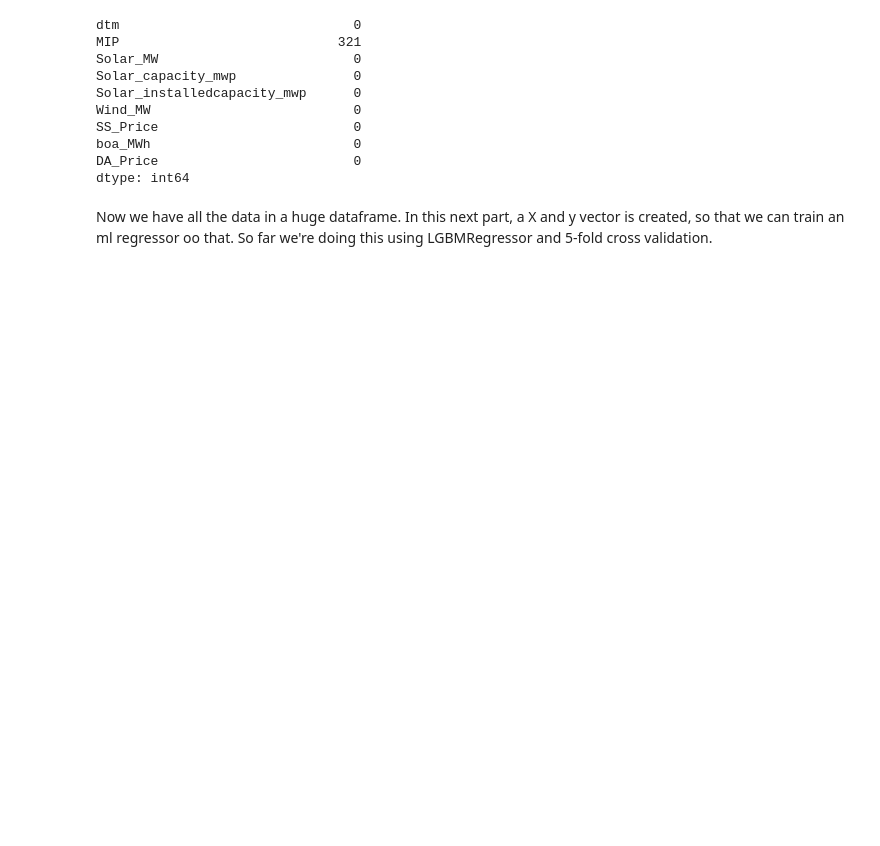
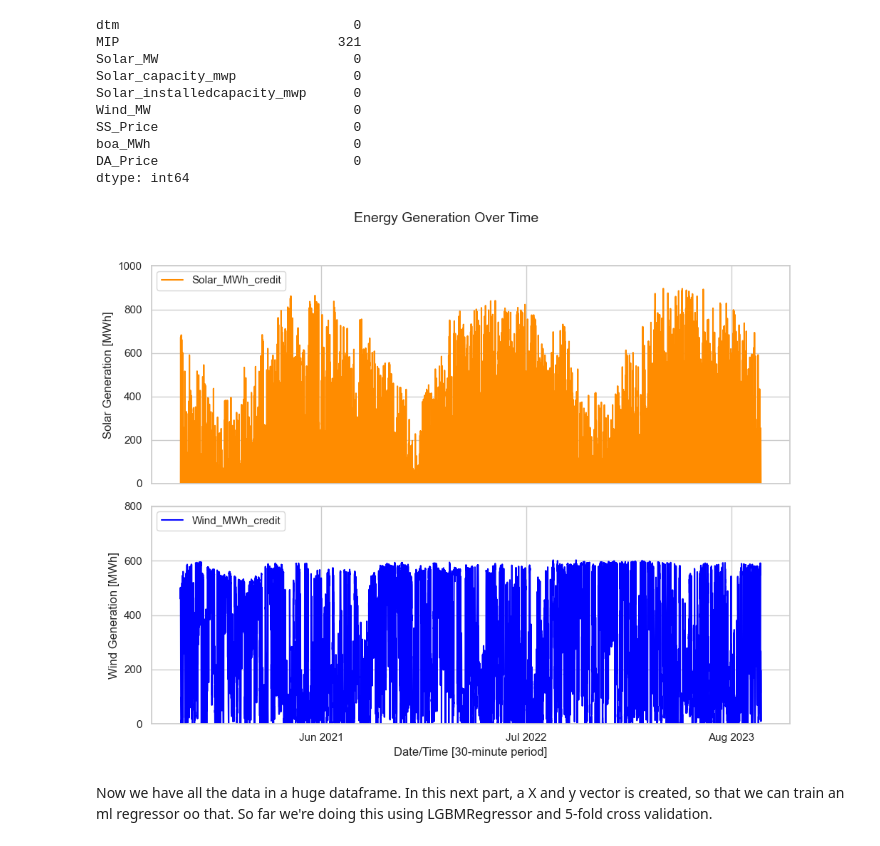
Before and after one commit to lemming000/forecasting_wind_solar_group1, a Jupyter notebook: lgbm2.ipynb, the cells around one changed output. Drawn from its saved outputs; the diff is of its cells as text; code cells hidden in the pictures; blank space fills up the shorter version.

```diff
--- a/lgbm2.ipynb
+++ b/lgbm2.ipynb
@@ -109,6 +101,43 @@ energy_data
 
 # Select only the relevant columns
 energy_data = energy_data[["dtm", "Solar_MW", "Solar_capacity_mwp", "Solar_installedcapacity_mwp", "Wind_MW", "Solar_MWh_credit", "Wind_MWh_credit"]]
+# %%
+import matplotlib.dates as mdates
+from matplotlib.ticker import MaxNLocator, MultipleLocator
+
+sns.set(style='whitegrid')
+sns.color_palette("pastel", as_cmap=True)
+
+fig, axes = plt.subplots(2, 1, figsize=(10, 8), sharex=True)
+
+# Solar subplot
+sns.lineplot(ax=axes[0], data=energy_data, x="dtm", y="Solar_MWh_credit", color="darkorange", label='Solar_MWh_credit')
+axes[0].set_ylabel("Solar Generation [MWh]")
+axes[0].legend(loc='upper left')
+axes[0].xaxis.set_major_formatter(mdates.DateFormatter("%b %Y"))
+axes[0].xaxis.set_major_locator(MaxNLocator(nbins=4))
+axes[0].set_ylim(0, 1000)
+axes[0].set_xlabel("Date/Time [30-minute period]")  # label even though shared
+axes[0].yaxis.set_major_locator(MultipleLocator(200))
+
+# Wind subplot
+sns.lineplot(ax=axes[1], data=energy_data, x="dtm", y="Wind_MWh_credit", color="blue", label='Wind_MWh_credit')
+axes[1].set_ylabel("Wind Generation [MWh]")
+axes[1].set_xlabel("Date/Time [30-minute period]")
+axes[1].legend(loc='upper left')
+axes[1].xaxis.set_major_formatter(mdates.DateFormatter("%b %Y"))
+axes[1].xaxis.set_major_locator(MaxNLocator(nbins=4))
+axes[1].set_ylim(0, 800)
+axes[1].yaxis.set_major_locator(MultipleLocator(200))
+
+# Centered overall title
+fig.suptitle("Energy Generation Over Time", ha='center', fontsize=14)
+
+# Layout adjustment to prevent overlap
+plt.tight_layout(rect=[0, 0, 1, 0.96])
+plt.show()
+# %% [output]
+[figure, added]
 # %%
 # Continue processing
 modelling_table = modelling_table.set_index("valid_datetime").groupby("ref_datetime").resample("30min").interpolate("linear")
```
Also changed, not shown: parts of 4 cells of this notebook.
